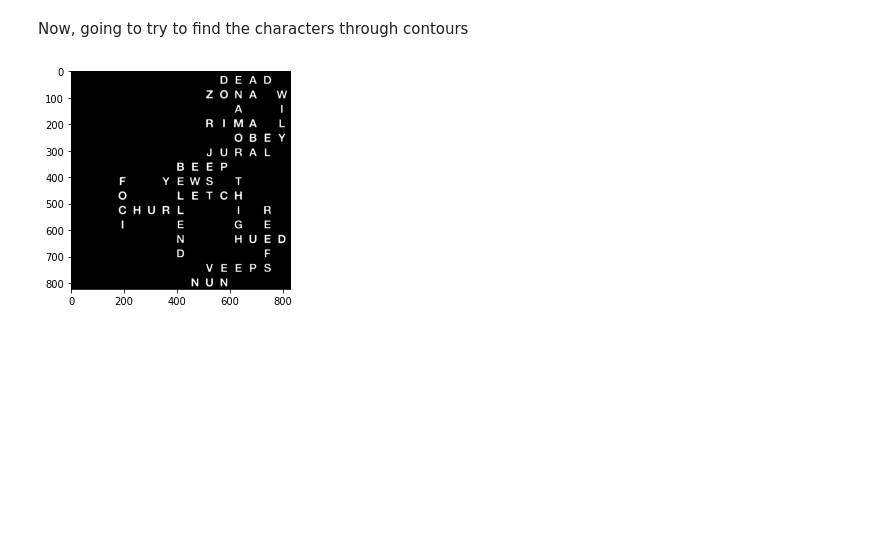
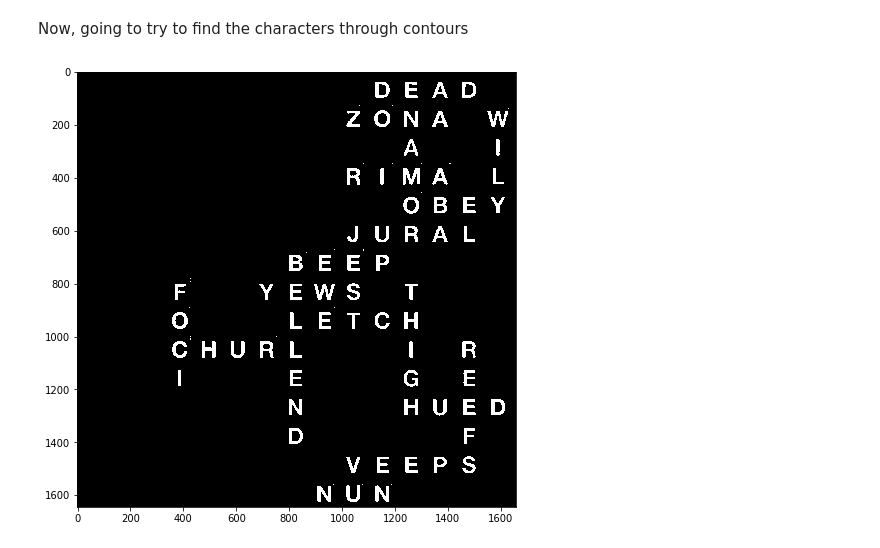
Before and after one commit to jbm4/Best_WWF_Words, a Jupyter notebook: ImageProcessorClean.ipynb, the cells around one changed output. Drawn from its saved outputs; the diff is of its cells as text; code cells hidden in the pictures; blank space fills up the shorter version.

```diff
--- a/ImageProcessorClean.ipynb
+++ b/ImageProcessorClean.ipynb
@@ -17,19 +44,36 @@ import os
 # %%
-image_url='https://raw.githubusercontent.com/jbm4/Best_WWF_Words/master/IMG_2574.jpeg'
-im=imread(image_url)
+# image_url='https://raw.githubusercontent.com/jbm4/Best_WWF_Words/master/IMG_2574.jpeg'
+# im=imread(image_url)
+image_path='IMG_2574.jpeg'
+im=imread(image_path)
 # %%
+def resize_image(img):
+    scale = 2
+    width = int(img.shape[1] * scale)
+    height = int(img.shape[0] * scale)
+    dim = (width, height)
+    # resize image
+    resized = cv2.resize(img, dim)#, interpolation = cv2.INTER_AREA)
+    return resized
+
 def image_preprocessing(im):
-  gray = cv2.cvtColor(im, cv2.COLOR_BGR2GRAY)
-  blur = cv2.GaussianBlur(gray, (3,3), 0)
-  ret,thresh = cv2.threshold(blur,50,255,cv2.THRESH_BINARY)
-  #image_img= Image.fromarray(thresh)
-  return np.asarray(thresh)
+    im =resize_image(im)
+    gray = cv2.cvtColor(im, cv2.COLOR_BGR2GRAY)
+    #blur = cv2.bilateralFilter(gray,3,6,1)
+    blur = cv2.GaussianBlur(gray, (3,3), 0)
+    ret,thresh = cv2.threshold(blur,40,255,cv2.THRESH_BINARY) #| cv2.THRESH_OTSU)
+    blur = cv2.GaussianBlur(thresh, (3,3), 0)
+    ret,thresh = cv2.threshold(blur,230,255,cv2.THRESH_BINARY) #| cv2.THRESH_OTSU)
+    #image_img= Image.fromarray(thresh)
+    return np.asarray(thresh)
 
 def split_board(board_image):
     M = board_image.shape[0]/15
     N = board_image.shape[1]/15
 
-    image_tiles = [board_image[x:round(x+M),y:round(y+N)] for x in range(0,board_image.shape[0],round(M)) for y in range(0,board_image.shape[1],round(N))]
+    image_tiles = [board_image[x:round(x+M),y:round(y+N)]
+                   for x in range(0,board_image.shape[0],round(M))
+                   for y in range(0,board_image.shape[1],round(N))]
     full_tiles=[i for i in image_tiles if i.shape[0]*i.shape[1]>1000]
     return full_tiles
 
@@ -40,7 +84,9 @@ def tile_to_letter(tile_image):
     #thresh = cv2.threshold(blur, 100, 255, cv2.THRESH_BINARY)[1]
     ##text=''#
     thresh=tile_image#
-    text = pytesseract.image_to_string(thresh, lang='eng', config='--psm 10, -c tessedit_char_whitelist=ABCDEFGHIJKLMNOPQRSTUVWXYZ')
+    text = pytesseract.image_to_string(thresh, lang='eng', config='--oem 3, \
+                                       --psm 10, \
+                                       -c tessedit_char_whitelist=ABCDEFGHIJKLMNOPQRSTUVWXYZ\]\[\|')
     return text.strip()
 
 def board_image_to_array(board_image):
@@ -66,4 +112,8 @@ def replace_bad_letters(board_array):
     for k, v in letter_replace_dict.items(): out[board_array==k] = v
 
     return out
+# %%
+thresh=image_preprocessing(im)
+resized_im=resize_image(im)
+ret,thresh_inv = cv2.threshold(thresh,0,255,cv2.THRESH_BINARY_INV)
 # %%
@@ -147,11 +196,12 @@ ret.splitlines()
 # %% [markdown]
 Now, going to try to find the characters through contours
 # %%
-ret,thresh_inv = cv2.threshold(thresh1,50,255,cv2.THRESH_BINARY_INV)
+ret,thresh_inv = cv2.threshold(thresh,0,255,cv2.THRESH_BINARY_INV)
+plt.figure(figsize=(8,8))
 plt.imshow(thresh_inv, cmap = plt.cm.gray)
 plt.show()
 # %% [output]
-[figure, old version]
+[figure, new version]
 # %%
 #finding and plotting the contours
 
```
Also changed, not shown: parts of 17 cells of this notebook.
